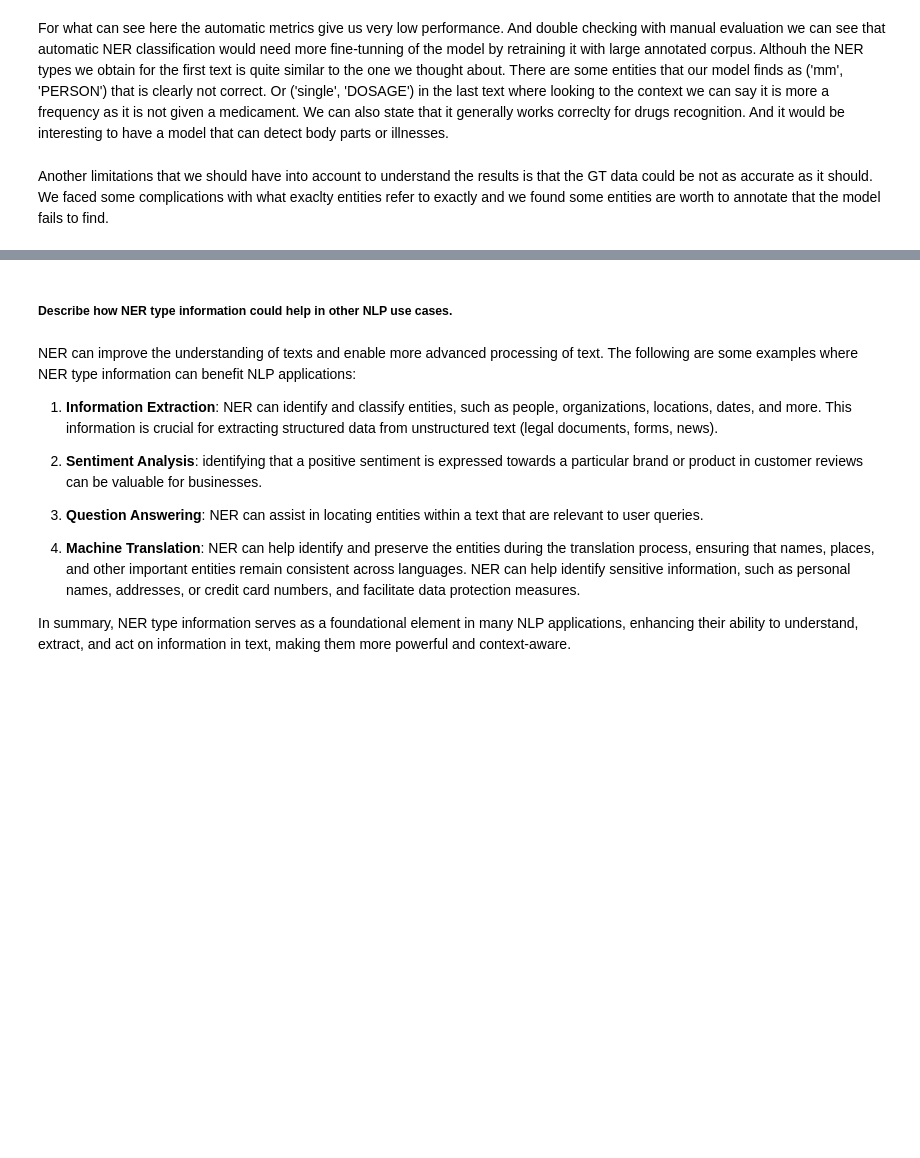
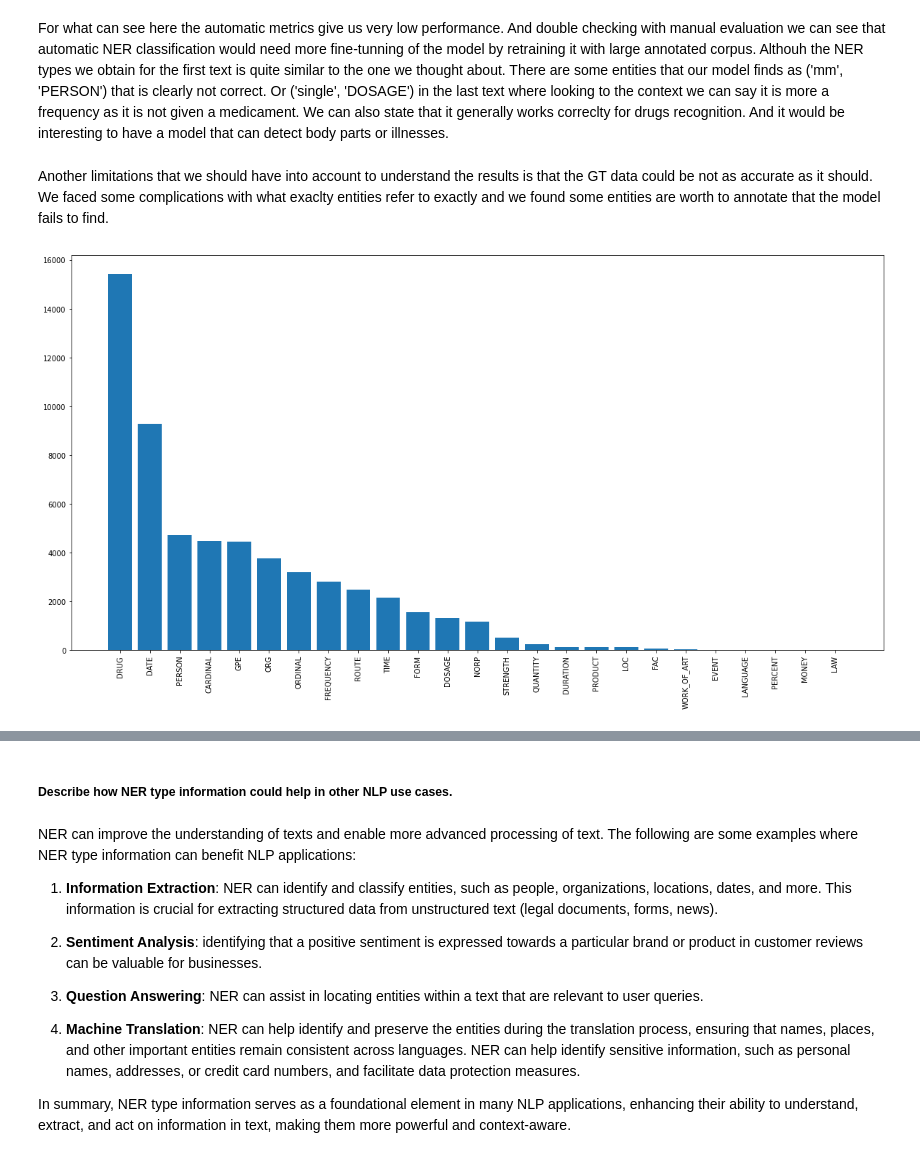
Before and after one commit to vitamys/nlp, a Jupyter notebook: Project_Task2_GroupC_v2.ipynb, the cells around one changed output, grey strips where cells are left out. Drawn from its saved outputs; the diff is of its cells as text; code cells hidden in the pictures; blank space fills up the shorter version.

```diff
--- a/Project_Task2_GroupC_v2.ipynb
+++ b/Project_Task2_GroupC_v2.ipynb
@@ -22,8 +22,8 @@ def get_ground_truth(file_name):
     annotations = json.load(file)
     return annotations['annotations'][0][1]
 # %%
-def compute_ner_metrics(predicted_entities, ground_truth_entities):
-    ''' Compute the precision, recall, and f1-score for the predicted entities
+def compute_ner_metric(predicted_entities, ground_truth_entities):
+    ''' Compute the precision, recall, f1-score and accuracy for the predicted entities
         Input: predicted_entities: the list of predicted entities, tuples (word, entity)
                ground_truth_entities: the list of ground truth entities, tuples (word, entity)'''
 
@@ -60,9 +60,10 @@ def get_ner_ent(index, dataset_p, nlp, med7):
     print('ID: ', index, '\n')
     # List for the colours of the entities to be displayed
     col_dict = {}
-    colours = ['#e6194B', '#3cb44b', '#ffe119', '#ffd8b1', '#f58231', '#f032e6', '#42d4f4', '#fabebe', '#469990',
-                    '#e6beff', '#9A6324', '#fffac8', '#800000', '#aaffc3', '#808000', '#ffd8b1', '#000075', '#a9a9a9',
-                    '#ffffff', '#000000', '#f58231', '#911eb4', '#46f0f0', '#f032e6', '#bcf60c']
+    colours = ['#1f77b4', '#ff7f0e', '#2ca02c', '#d62728', '#9467bd', '#8c564b', '#e377c2', '#7f7f7f', '#bcbd22', '#17becf',
+               '#aec7e8', '#ffbb78', '#98df8a', '#ff9896', '#c5b0d5', '#c49c94', '#f7b6d2', '#c7c7c7', '#dbdb8d', '#9edae5',
+               '#7f7f7f', '#dbdb8d', '#7fc97f', '#beaed4', '#fdc086', '#ffff99', '#386cb0', '#f0027f', '#bf5b17']
+
 
     # Get the entities list from the models
     nlp_ner = list(nlp.pipe_labels['ner'])
@@ -228,7 +231,7 @@ for i in idx:
 
     print('NER Entities: ', ents_ne)
     print('Ground Truth: ', list_gt)
-    precision, recall, f1_score = compute_ner_metrics(list_gt, ents_ne)
+    precision, recall, f1_score = compute_ner_metric(list_gt, ents_ne)
 
     print()
 
@@ -275,3 +278,40 @@ For evaluation we focus on two approaches:
 For what can see here the automatic metrics give us very low performance. And double checking with manual evaluation we can see that automatic NER classification would need more fine-tunning of the model by retraining it with large annotated corpus. Althouh the NER types we obtain for the first text is quite similar to the one we thought about. There are some entities that our model finds as ('mm', 'PERSON') that is clearly not correct. Or ('single', 'DOSAGE') in the last text where looking to the context we can say it is more a frequency as it is not given a medicament. We can also state that it generally works correclty for drugs recognition. And it would be interesting to have a model that can detect body parts or illnesses.
 # %% [markdown]
 Another limitations that we should have into account to understand the results is that the GT data could be not as accurate as it should. We faced some complications with what exaclty entities refer to exactly and we found some entities are worth to annotate that the model fails to find.
+# %%
+# Count the entities
+entities_count = {}
+entities_dic = {}
+
+for i in range(len(dataset_p)):
+    # Get the entities from the text
+    text = dataset_p.loc[i, 'tokens']
+    doc_web_sm = nlp(text)
+
+    doc_med7 = med7(text)
+    docs = [doc_web_sm, doc_med7]
+
+    #  Get the entities from the text
+    combined_entities = []
+    for doc in docs:
+        combined_entities.extend([(ent.text, ent.label_) for ent in doc.ents])
+
+    # Count the entities
+    for ent in combined_entities:
+        if ent[1] in entities_count:
+            entities_count[ent[1]] += 1
+            entities_dic[ent[1]].append(ent[0])
+        else:
+            entities_count[ent[1]] = 1
+            entities_dic[ent[1]] = [ent[0]]
+
+# Sort the entities by count
+entities_count = dict(sorted(entities_count.items(), key=lambda item: item[1], reverse=True))
+
+# Plot the entities
+plt.figure(figsize=(20,10))
+plt.bar(entities_count.keys(), entities_count.values())
+plt.xticks(rotation=90)
+plt.show()
+# %% [output]
+[figure, added]
```
Also changed, not shown: parts of 6 cells of this notebook.
